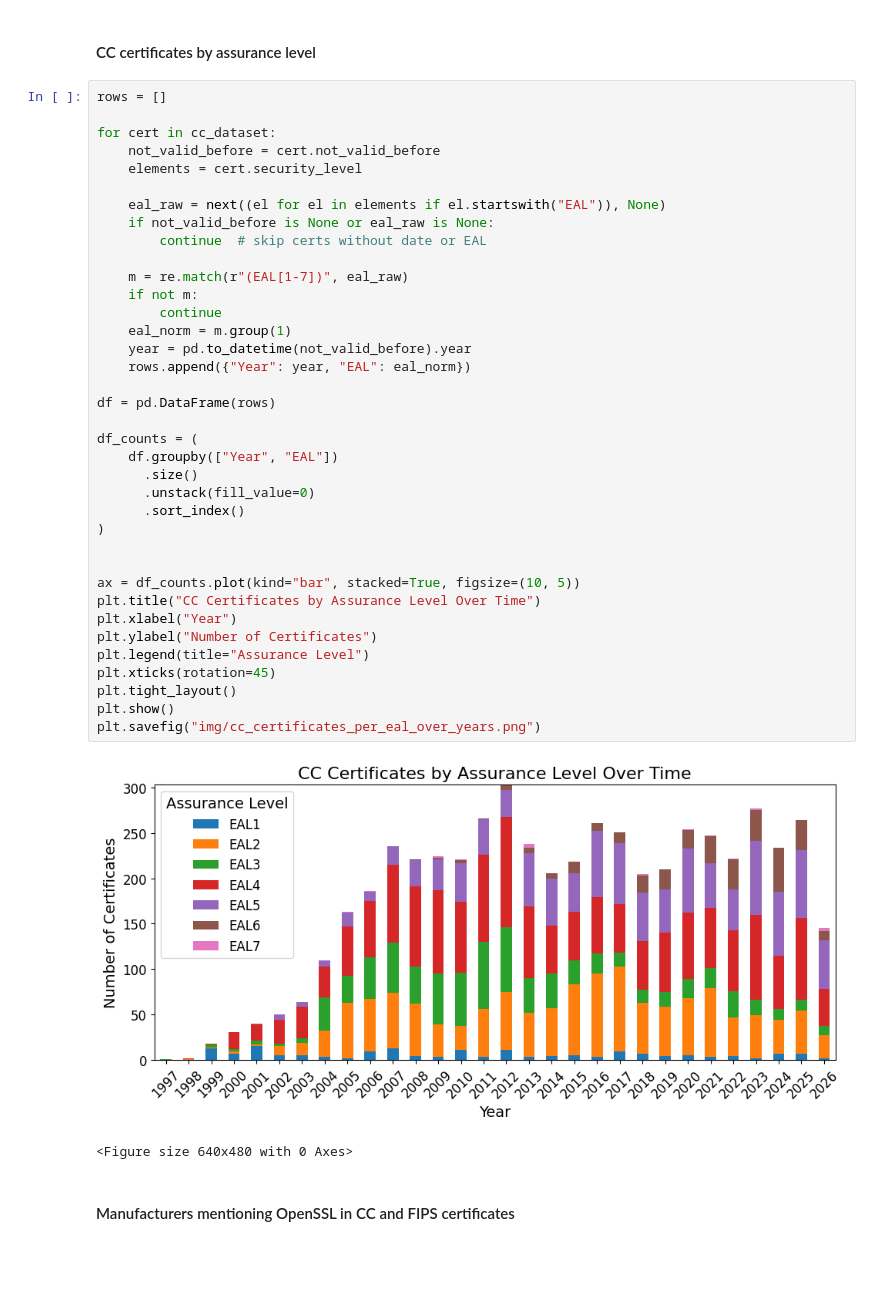
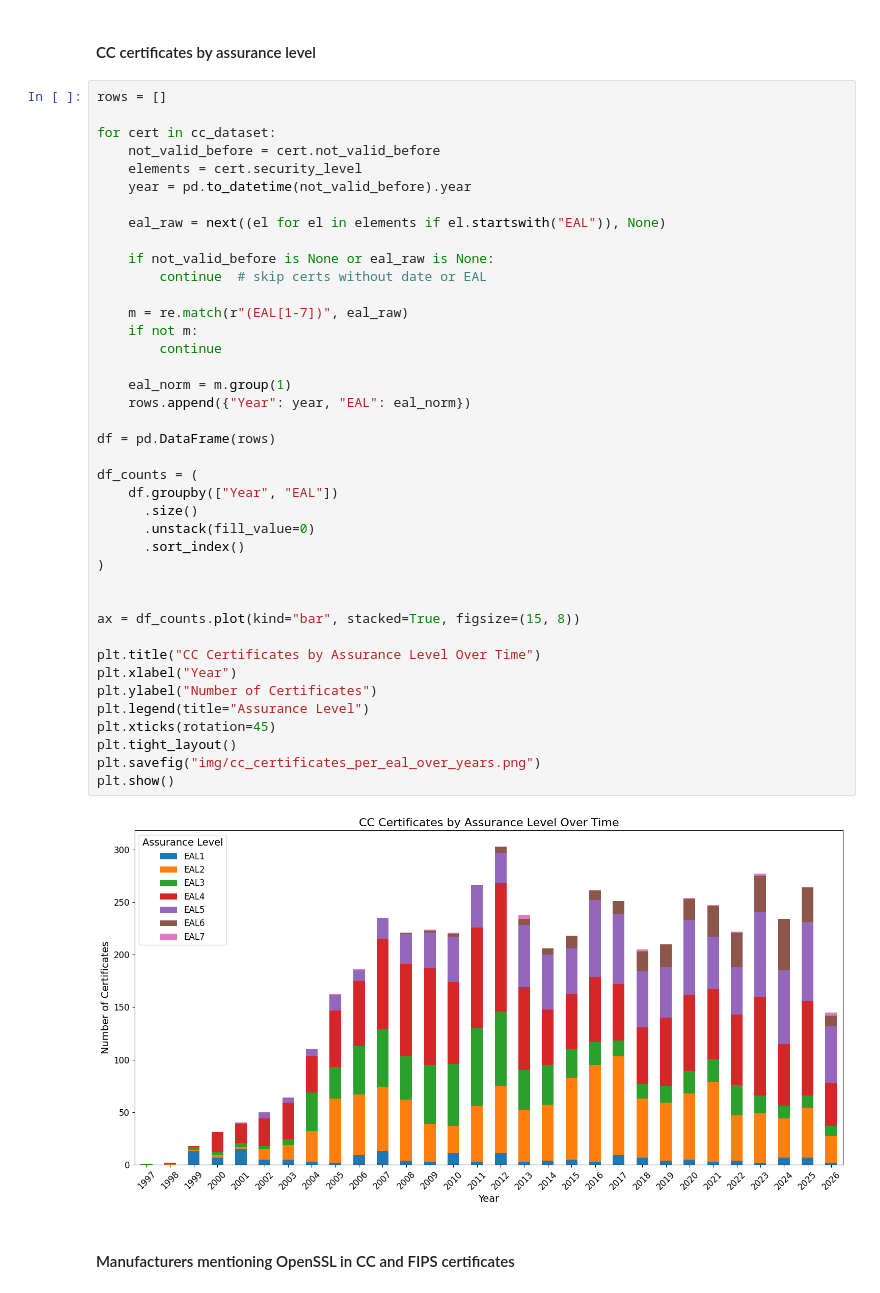
Before and after one commit to mr-akiio/thesis-code, a Jupyter notebook: notebooks/combined_cc_fips.ipynb, the cells around one changed output. Drawn from its saved outputs; the diff is of its cells as text; blank space fills up the shorter version.

```diff
--- a/notebooks/combined_cc_fips.ipynb
+++ b/notebooks/combined_cc_fips.ipynb
@@ -220,40 +241,42 @@ rows = []
 for cert in cc_dataset:
     not_valid_before = cert.not_valid_before
     elements = cert.security_level
+    year = pd.to_datetime(not_valid_before).year
 
     eal_raw = next((el for el in elements if el.startswith("EAL")), None)
+
     if not_valid_before is None or eal_raw is None:
         continue  # skip certs without date or EAL
 
     m = re.match(r"(EAL[1-7])", eal_raw)
     if not m:
         continue
+
     eal_norm = m.group(1)
-    year = pd.to_datetime(not_valid_before).year
     rows.append({"Year": year, "EAL": eal_norm})
 
 df = pd.DataFrame(rows)
 
 df_counts = (
     df.groupby(["Year", "EAL"])
       .size()
       .unstack(fill_value=0)
       .sort_index()
 )
 
 
-ax = df_counts.plot(kind="bar", stacked=True, figsize=(10, 5))
+ax = df_counts.plot(kind="bar", stacked=True, figsize=(15, 8))
+
 plt.title("CC Certificates by Assurance Level Over Time")
 plt.xlabel("Year")
 plt.ylabel("Number of Certificates")
 plt.legend(title="Assurance Level")
 plt.xticks(rotation=45)
 plt.tight_layout()
+plt.savefig("img/cc_certificates_per_eal_over_years.png")
 plt.show()
-plt.savefig("img/cc_certificates_per_eal_over_years.png")
 # %% [output]
-[figure, old version]
+[figure, new version]
-<Figure size 640x480 with 0 Axes>
 # %% [markdown]
 #### Manufacturers mentioning OpenSSL in CC and FIPS certificates
 # %%
```
Also changed, not shown: parts of 9 cells of this notebook, 8 other files.
